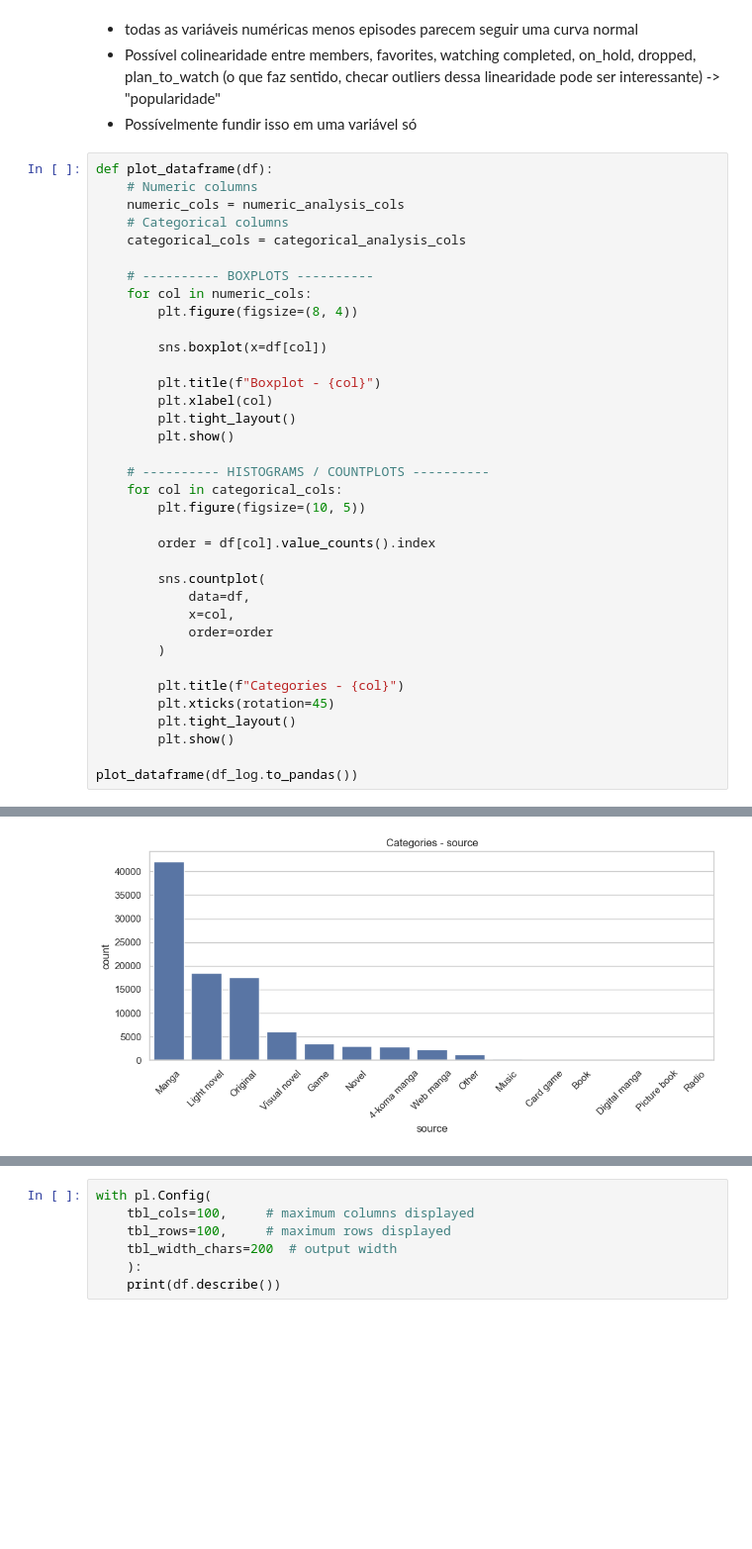
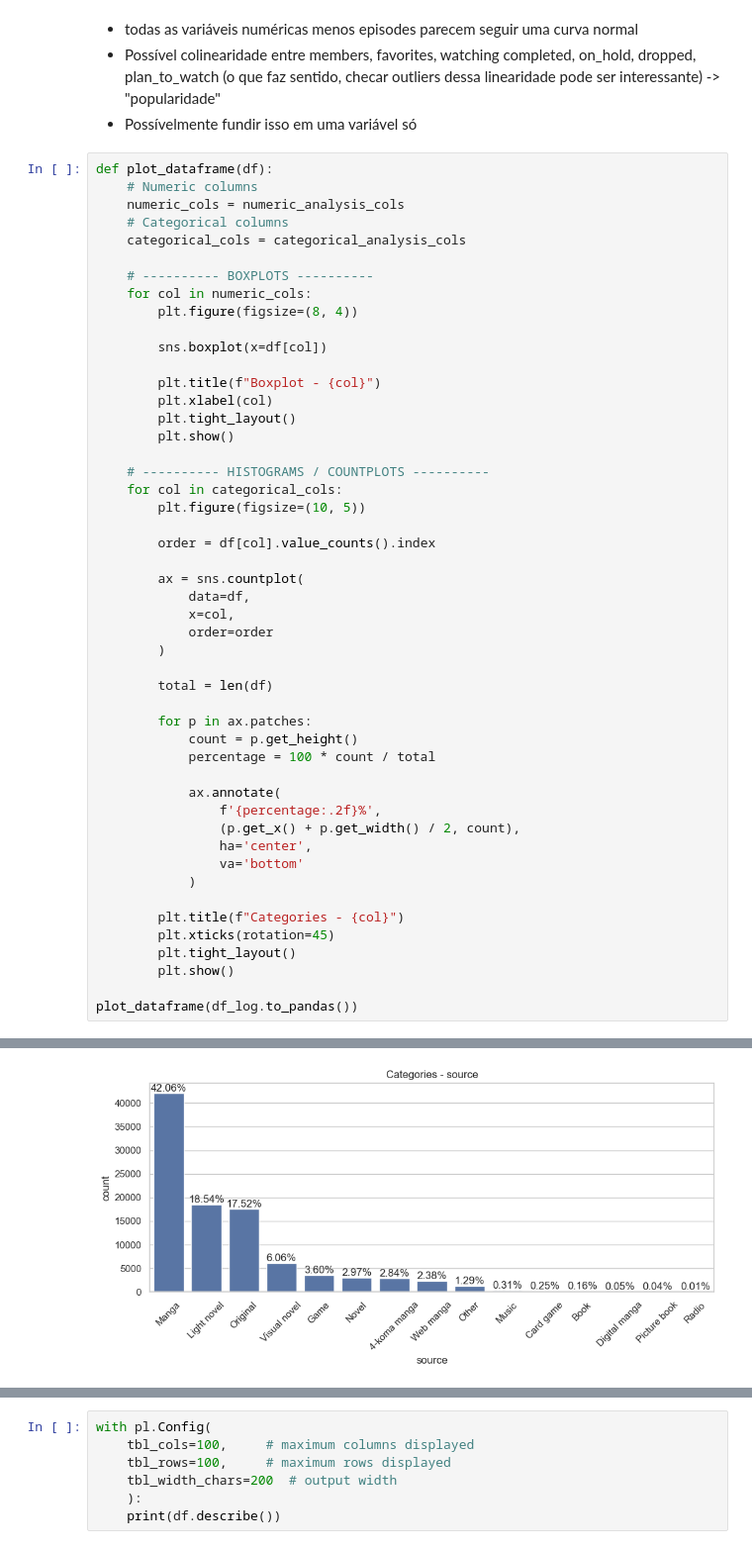
Before and after one commit to Nubily44/CD_EP, a Jupyter notebook: analise_exploratoria.ipynb, the cells around one changed output, grey strips where cells are left out. Shown at 99% size. Saved outputs shown, nothing was run; the diff lists cells and outputs as text; blank space fills up the shorter version.

```diff
--- a/analise_exploratoria.ipynb
+++ b/analise_exploratoria.ipynb
@@ -89,11 +89,24 @@ def plot_dataframe(df):
 
         order = df[col].value_counts().index
 
-        sns.countplot(
+        ax = sns.countplot(
             data=df,
             x=col,
             order=order
         )
+
+        total = len(df)
+
+        for p in ax.patches:
+            count = p.get_height()
+            percentage = 100 * count / total
+
+            ax.annotate(
+                f'{percentage:.2f}%',
+                (p.get_x() + p.get_width() / 2, count),
+                ha='center',
+                va='bottom'
+            )
 
         plt.title(f"Categories - {col}")
         plt.xticks(rotation=45)
@@ -115 +128 @@ plot_dataframe(df_log.to_pandas())
-[figure, old version]
+[figure, new version]
```
Also changed, not shown: parts of 8 cells of this notebook.
